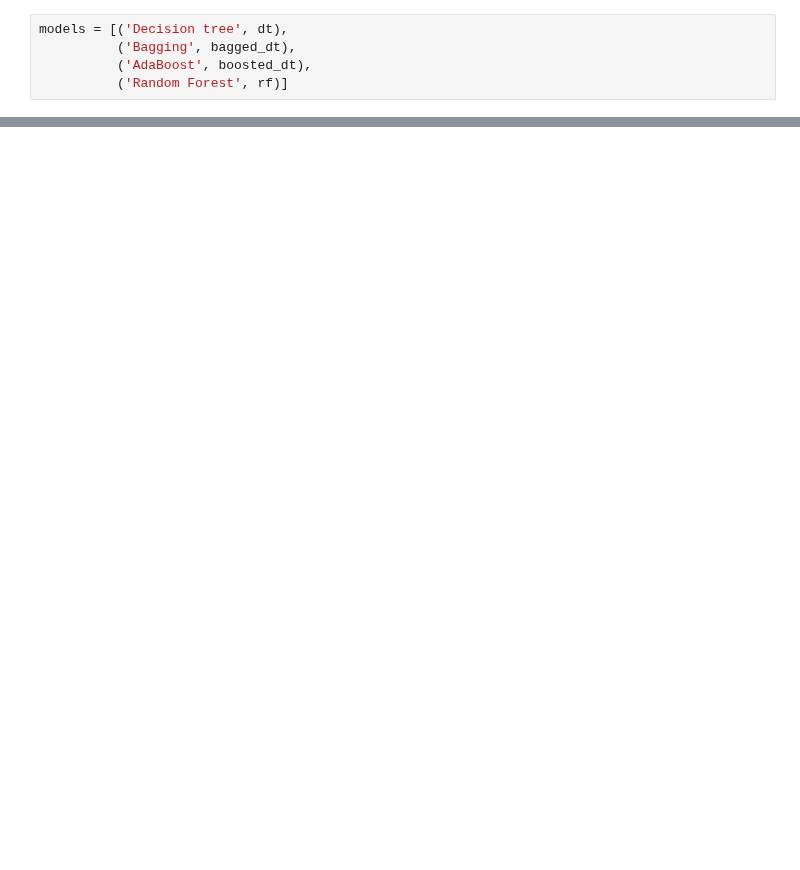
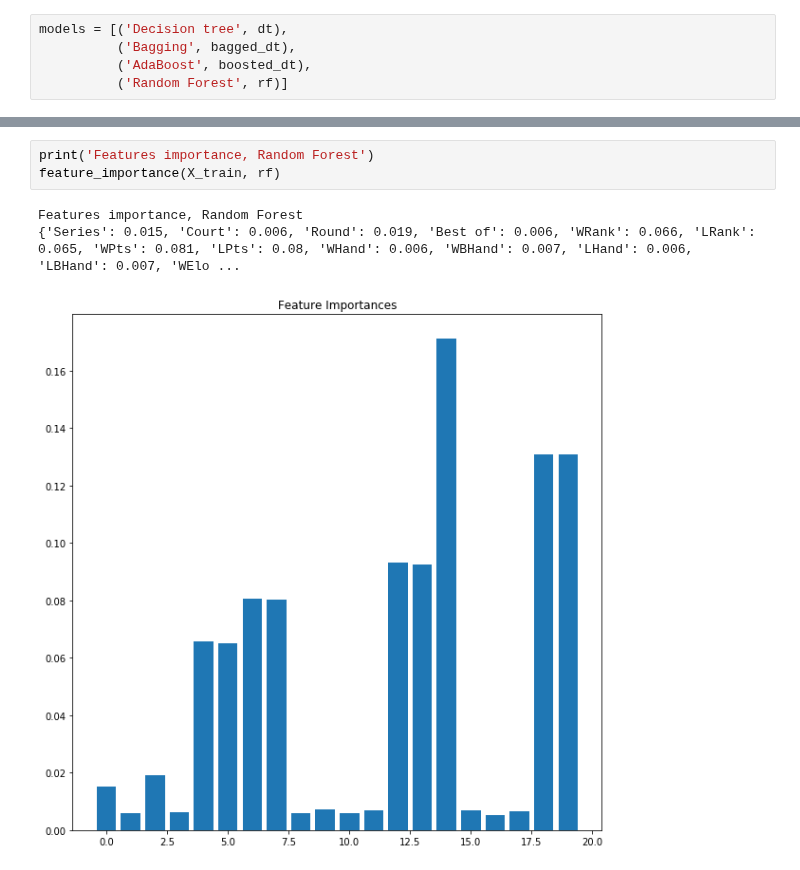
Before and after one commit to diegochine/ao2020-winner-predictor, a Jupyter notebook: Models comparison.ipynb, the cells around one changed output, grey strips where cells are left out. Cells and saved outputs as stored; diff of their text form; blank space fills up the shorter version.

```diff
--- a/Models comparison.ipynb
+++ b/Models comparison.ipynb
@@ -195,0 +191,7 @@ feature_importance(X, dt)
+# %%
+print('Features importance, Random Forest')
+feature_importance(X_train, rf)
+# %% [output]
+Features importance, Random Forest
+{'Series': 0.015, 'Court': 0.006, 'Round': 0.019, 'Best of': 0.006, 'WRank': 0.066, 'LRank': 0.065, 'WPts': 0.081, 'LPts': 0.08, 'WHand': 0.006, 'WBHand': 0.007, 'LHand': 0.006, 'LBHand': 0.007, 'WElo ...
+[figure, added]
```
Also changed, not shown: parts of 14 cells of this notebook, 2 other files.
